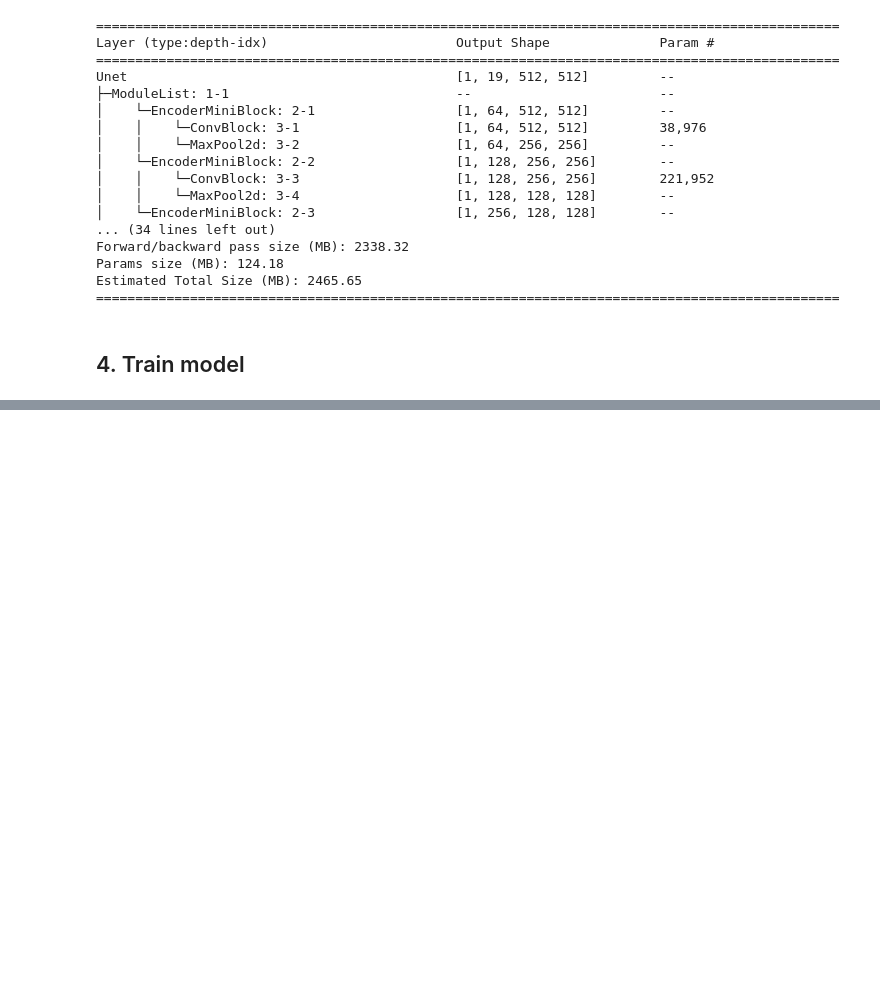
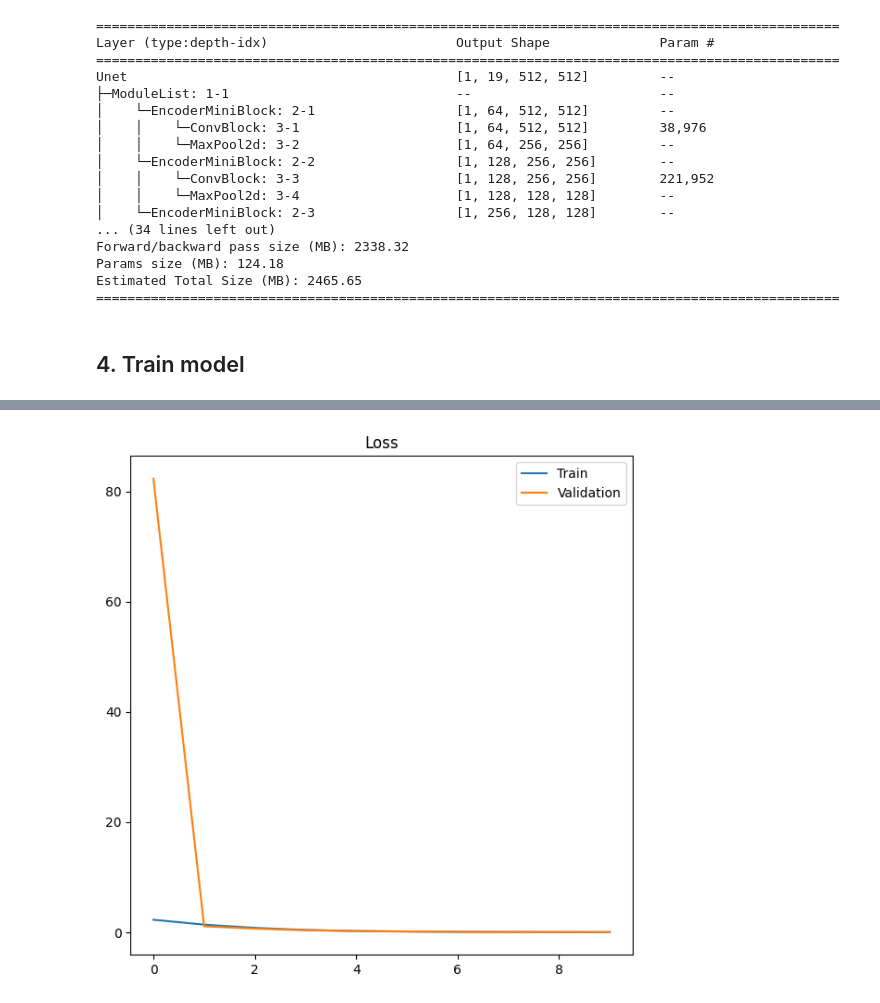
Before and after one commit to Weverton-Vitor/multiclass-semantic-segmentation-unet, a Jupyter notebook: cityscapes_pytorch_unet_multiclass_segmentation_.ipynb, the cells around one changed output, grey strips where cells are left out. Saved outputs shown, nothing was run; the diff lists cells and outputs as text; code cells hidden in the pictures; blank space fills up the shorter version.

Commit message:
Plot metrics

```diff
--- a/cityscapes_pytorch_unet_multiclass_segmentation_.ipynb
+++ b/cityscapes_pytorch_unet_multiclass_segmentation_.ipynb
@@ -104,15 +90,17 @@ with zipfile.ZipFile('/content/gtFine_trainvaltest.zip') as file:
   file.extractall('./')
 # %%
-train_path = '/content/leftImg8bit/train'
-val_path = '/content/leftImg8bit/val'
-test_path = '/content/leftImg8bit/test'
+base_path = '/kaggle/input/small-cityscape/leftImg8bit_trainvaltest'
+train_path = f'{base_path}/train'
+val_path = f'{base_path}/val'
+# test_path = f'{base_path}/test'
 
-train_anns = '/content/gtFine/train'
-val_anns = '/content/gtFine/val'
-test_anns = '/content/gtFine/test'
+base_path = '/kaggle/working/'
+train_anns = f'{base_path}/gtFine/train'
+val_anns = f'{base_path}/gtFine/val'
+# test_anns = f'{base_path}/gtFine/test'
 
 files = glob.glob('*.txt')
 print(f'Number of train samples: {len(glob.glob(train_path + "/*/*.png"))}')
 print(f'Number of validation samples: {len(glob.glob(val_path + "/*/*.png"))}')
-print(f'Number of test samples: {len(glob.glob(test_path + "/*/*.png"))}')
+# print(f'Number of test samples: {len(glob.glob(test_path + "/*/*.png"))}')
 # %% [output]
@@ -144,7 +124,7 @@ class CityscapesDataset(Dataset):
     self.anns_path = anns_path
     self.transformer = transformer
     self.label_transformer = label_transformer
-    self.images = glob.glob(self.data_path + "/*/*.png")[:200]
+    self.images = glob.glob(self.data_path + "/*/*.png")
     self.anns = glob.glob(self.anns_path + "/*/*_gtFine_labelIds.png")
 
   def __len__(self):
@@ -446,7 +426,7 @@ def train_step(model: nn.Module,
 
     # 2. Calculate the loss
     loss = loss_fn(logits, masks.squeeze(1).long())
-    total_loss += loss
+    total_loss += loss.item()
 
     # 3. Optimizer zero grad
     optimizer.zero_grad()
@@ -479,7 +459,7 @@ def val_step(model: nn.Module,
 
       logits = model(images)
       loss = loss_fn(logits, masks.squeeze(1).long())
-      total_loss += loss
+      total_loss += loss.item()
 
       # Free memory
       # images = None
@@ -541,0 +529,13 @@ torch.cuda.empty_cache()
+# %%
+def plot_metric(metric_train, metric_val, metric_name):
+    plt.figure(figsize=(7,7))
+    plt.title(metric_name)
+    plt.plot(range(len(metric_train)), metric_train, label='Train')
+    plt.plot(range(len(metric_val)), metric_val, label='Validation')
+    plt.legend()
+# %%
+plot_metric(metric_train=history['train_loss'],
+           metric_val=history['val_loss'],
+           metric_name='Loss')
+# %% [output]
+[figure, added]
```
Also changed, not shown: parts of 17 cells of this notebook.
